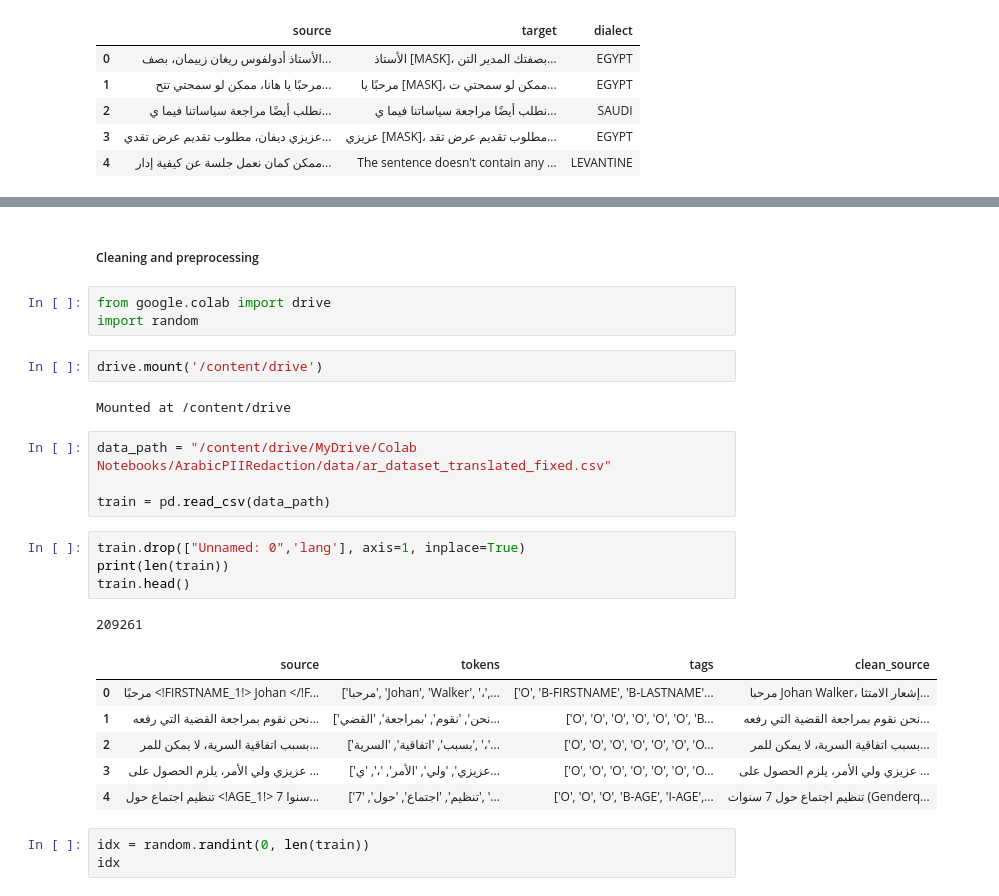
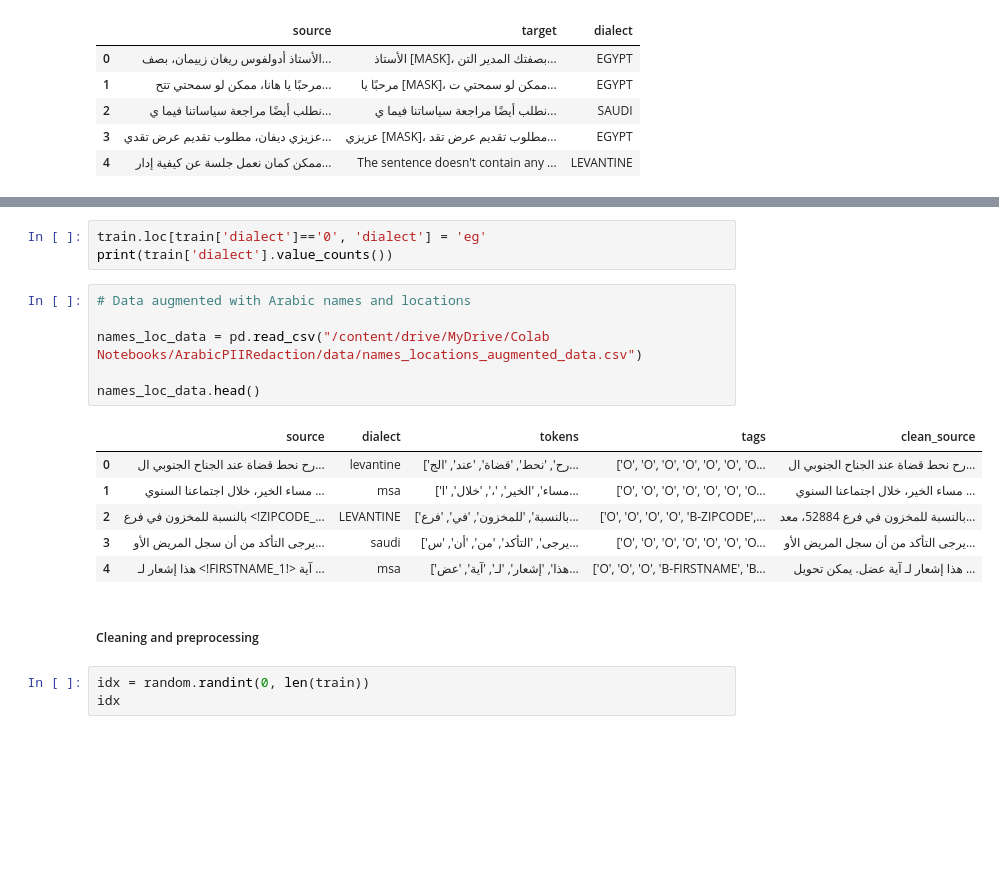
Before and after one commit to MuhammadHelmyOmar/ArabicPIIRedaction, a Jupyter notebook: fine-tuning_SLMs.ipynb, the cells around one changed output, grey strips where cells are left out. Saved outputs shown, nothing was run; the diff lists cells and outputs as text; blank space fills up the shorter version.

```diff
--- a/fine-tuning_SLMs.ipynb
+++ b/fine-tuning_SLMs.ipynb
@@ -26,28 +65,21 @@ test.head()
+# %%
+train.loc[train['dialect']=='0', 'dialect'] = 'eg'
+print(train['dialect'].value_counts())
+# %%
+# Data augmented with Arabic names and locations
+
+names_loc_data = pd.read_csv("/content/drive/MyDrive/Colab Notebooks/ArabicPIIRedaction/data/names_locations_augmented_data.csv")
+
+names_loc_data.head()
+# %% [output]
+|  | source | dialect | tokens | tags | clean_source |
+| 0 | رح نحط قضاة عند الجناح الجنوبي ال... | levantine | ['رح', 'نحط', 'قضاة', 'عند', 'الج... | ['O', 'O', 'O', 'O', 'O', 'O', 'O... | رح نحط قضاة عند الجناح الجنوبي ال... |
+| 1 | مساء الخير، خلال اجتماعنا السنوي ... | msa | ['مساء', 'الخير', '،', 'خلال', 'ا... | ['O', 'O', 'O', 'O', 'O', 'O', 'O... | مساء الخير، خلال اجتماعنا السنوي ... |
+| 2 | بالنسبة للمخزون في فرع <!ZIPCODE_... | LEVANTINE | ['بالنسبة', 'للمخزون', 'في', 'فرع... | ['O', 'O', 'O', 'O', 'B-ZIPCODE',... | بالنسبة للمخزون في فرع 52884، معد... |
+| 3 | يرجى التأكد من أن سجل المريض الأو... | saudi | ['يرجى', 'التأكد', 'من', 'أن', 'س... | ['O', 'O', 'O', 'O', 'O', 'O', 'O... | يرجى التأكد من أن سجل المريض الأو... |
+| 4 | هذا إشعار لـ <!FIRSTNAME_1!> آية ... | msa | ['هذا', 'إشعار', 'لـ', 'آية', 'عض... | ['O', 'O', 'O', 'B-FIRSTNAME', 'B... | هذا إشعار لـ آية عضل. يمكن تحويل ... |
 # %% [markdown]
 ##### Cleaning and preprocessing
-# %%
-from google.colab import drive
-import random
-# %%
-drive.mount('/content/drive')
-# %% [output]
-Mounted at /content/drive
-# %%
-data_path = "/content/drive/MyDrive/Colab Notebooks/ArabicPIIRedaction/data/ar_dataset_translated_fixed.csv"
-
-train = pd.read_csv(data_path)
-# %%
-train.drop(["Unnamed: 0",'lang'], axis=1, inplace=True)
-print(len(train))
-train.head()
-# %% [output]
-209261
-|  | source | tokens | tags | clean_source |
-| 0 | مرحبًا <!FIRSTNAME_1!> Johan </!F... | ['مرحبا', 'Johan', 'Walker', '،',... | ['O', 'B-FIRSTNAME', 'B-LASTNAME'... | مرحبا Johan Walker، إشعار الامتثا... |
-| 1 | نحن نقوم بمراجعة القضية التي رفعه... | ['نحن', 'نقوم', 'بمراجعة', 'القضي... | ['O', 'O', 'O', 'O', 'O', 'O', 'B... | نحن نقوم بمراجعة القضية التي رفعه... |
-| 2 | بسبب اتفاقية السرية، لا يمكن للمر... | ['بسبب', 'اتفاقية', 'السرية', '،'... | ['O', 'O', 'O', 'O', 'O', 'O', 'O... | بسبب اتفاقية السرية، لا يمكن للمر... |
-| 3 | عزيزي ولي الأمر، يلزم الحصول على ... | ['عزيزي', 'ولي', 'الأمر', '،', 'ي... | ['O', 'O', 'O', 'O', 'O', 'O', 'O... | عزيزي ولي الأمر، يلزم الحصول على ... |
-| 4 | تنظيم اجتماع حول <!AGE_1!> 7 سنوا... | ['تنظيم', 'اجتماع', 'حول', '7', '... | ['O', 'O', 'O', 'B-AGE', 'I-AGE',... | تنظيم اجتماع حول 7 سنوات (Genderq... |
 # %%
 idx = random.randint(0, len(train))
 idx
```
Also changed, not shown: parts of 7 cells of this notebook.
